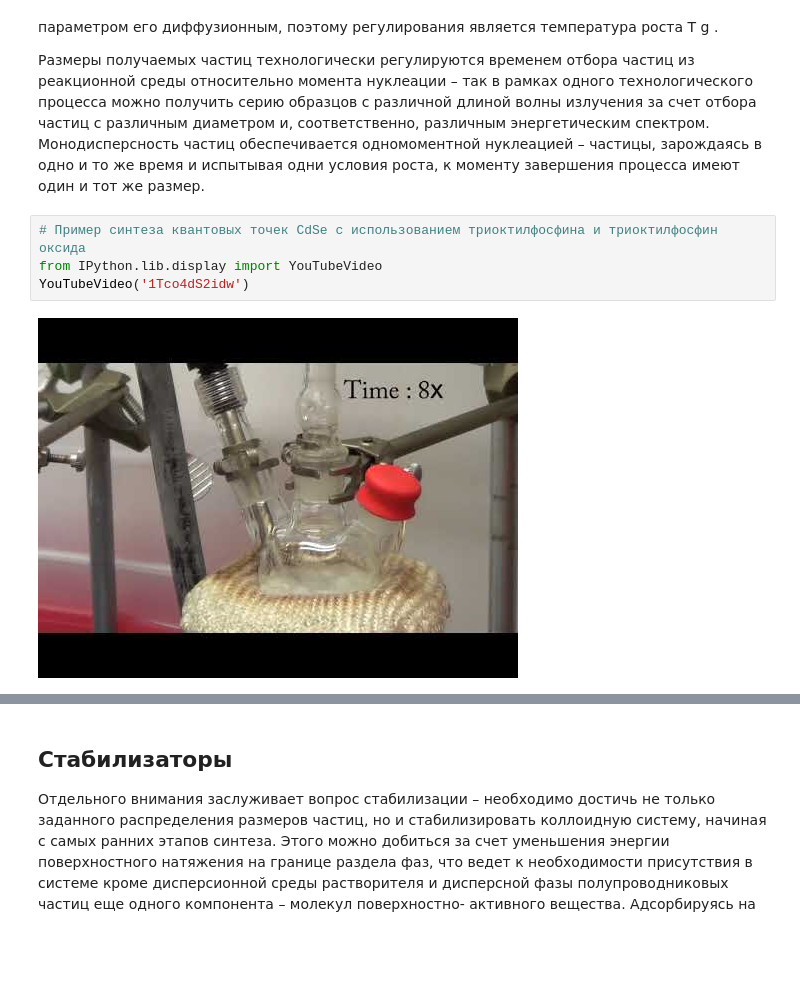
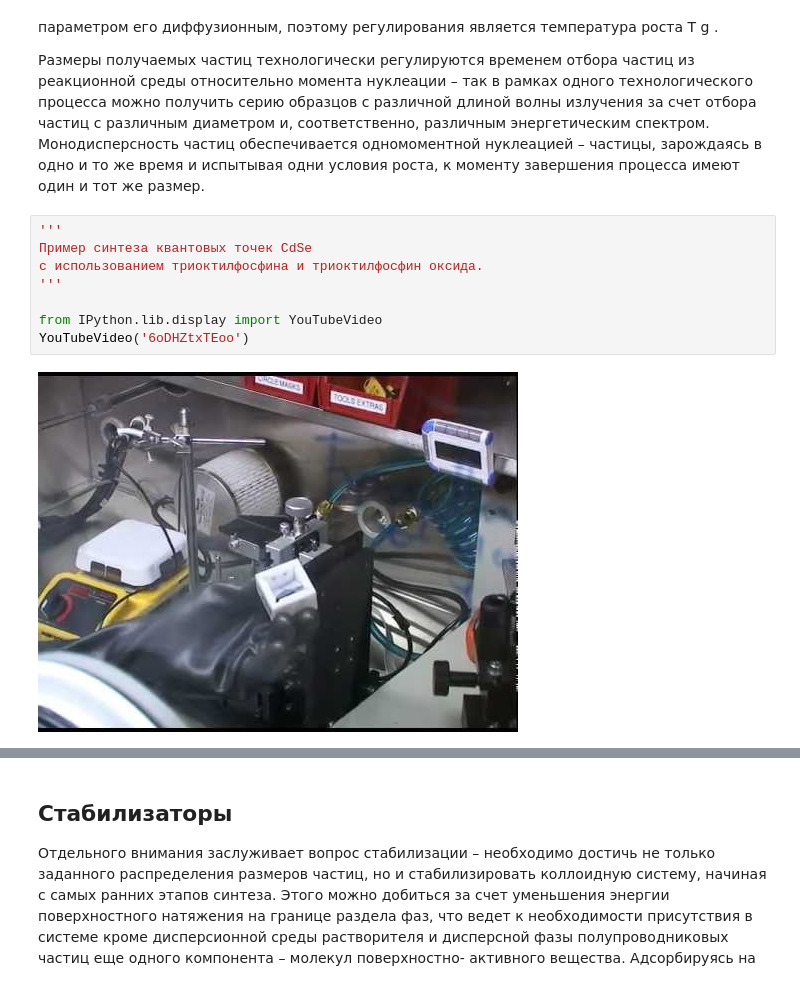
Before and after one commit to nanomaterials/course, a Jupyter notebook: 05_-_Semiconductor_NPs/Lecture.ipynb, the cells around one changed output, grey strips where cells are left out. Drawn from its saved outputs; the diff is of its cells as text; blank space fills up the shorter version.

```diff
--- a/05_-_Semiconductor_NPs/Lecture.ipynb
+++ b/05_-_Semiconductor_NPs/Lecture.ipynb
@@ -86,8 +96,12 @@ YouTubeVideo('gNE7-Tw7pzE')
 
 Размеры получаемых частиц технологически регулируются временем отбора частиц из реакционной среды относительно момента нуклеации – так в рамках одного технологического процесса можно получить серию образцов с различной длиной волны излучения за счет отбора частиц с различным диаметром и, соответственно, различным энергетическим спектром. Монодисперсность частиц обеспечивается одномоментной нуклеацией – частицы, зарождаясь в одно и то же время и испытывая одни условия роста, к моменту завершения процесса имеют один и тот же размер.
 # %%
-# Пример синтеза квантовых точек CdSe с использованием триоктилфосфина и триоктилфосфин оксида
+'''
+Пример синтеза квантовых точек CdSe
+с использованием триоктилфосфина и триоктилфосфин оксида.
+'''
+
 from IPython.lib.display import YouTubeVideo
-YouTubeVideo('1Tco4dS2idw')
+YouTubeVideo('6oDHZtxTEoo')
 # %% [output]
-[figure, old version]
+[figure, new version]
```
Also changed, not shown: parts of 9 cells of this notebook, 5 other files.
